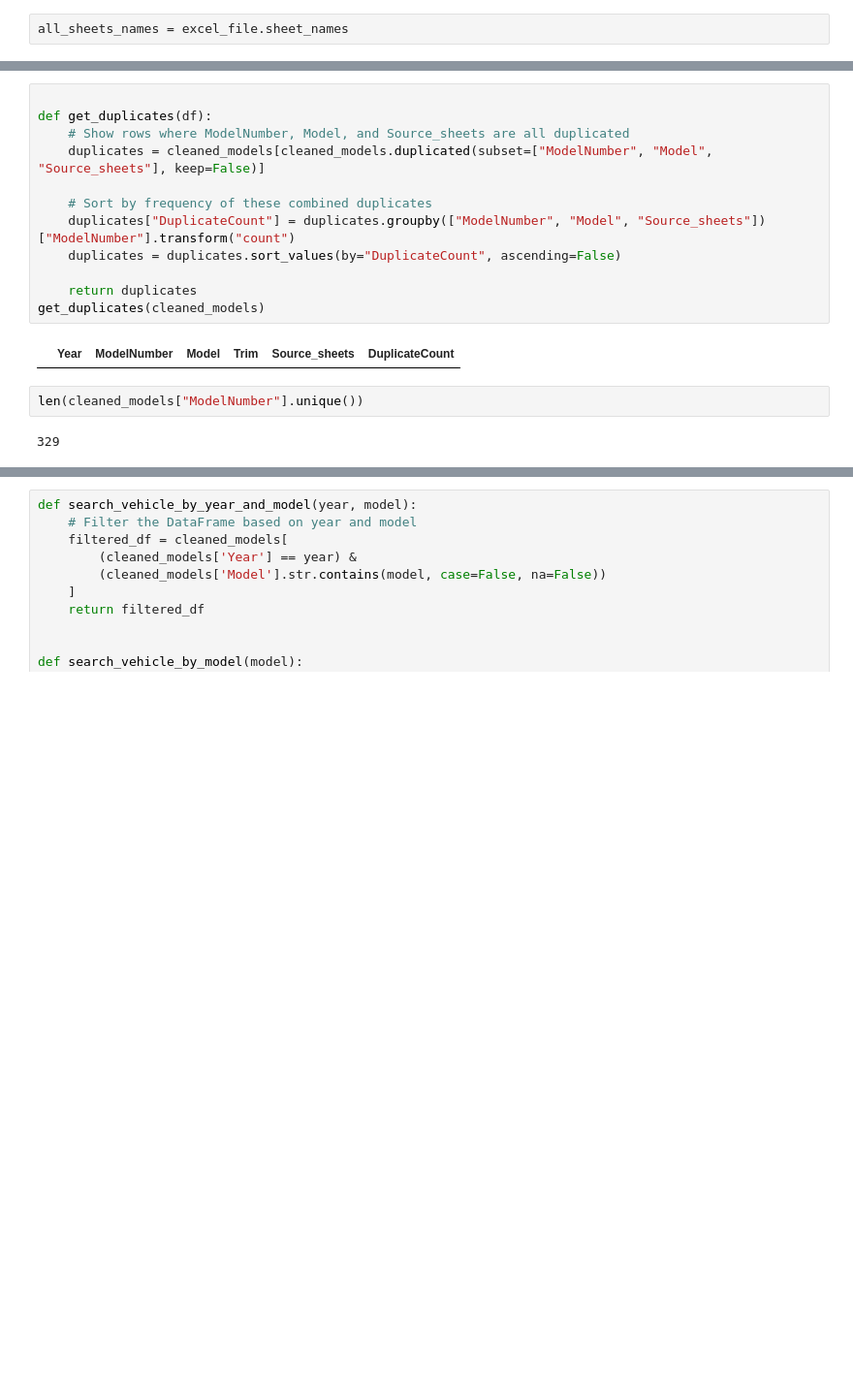
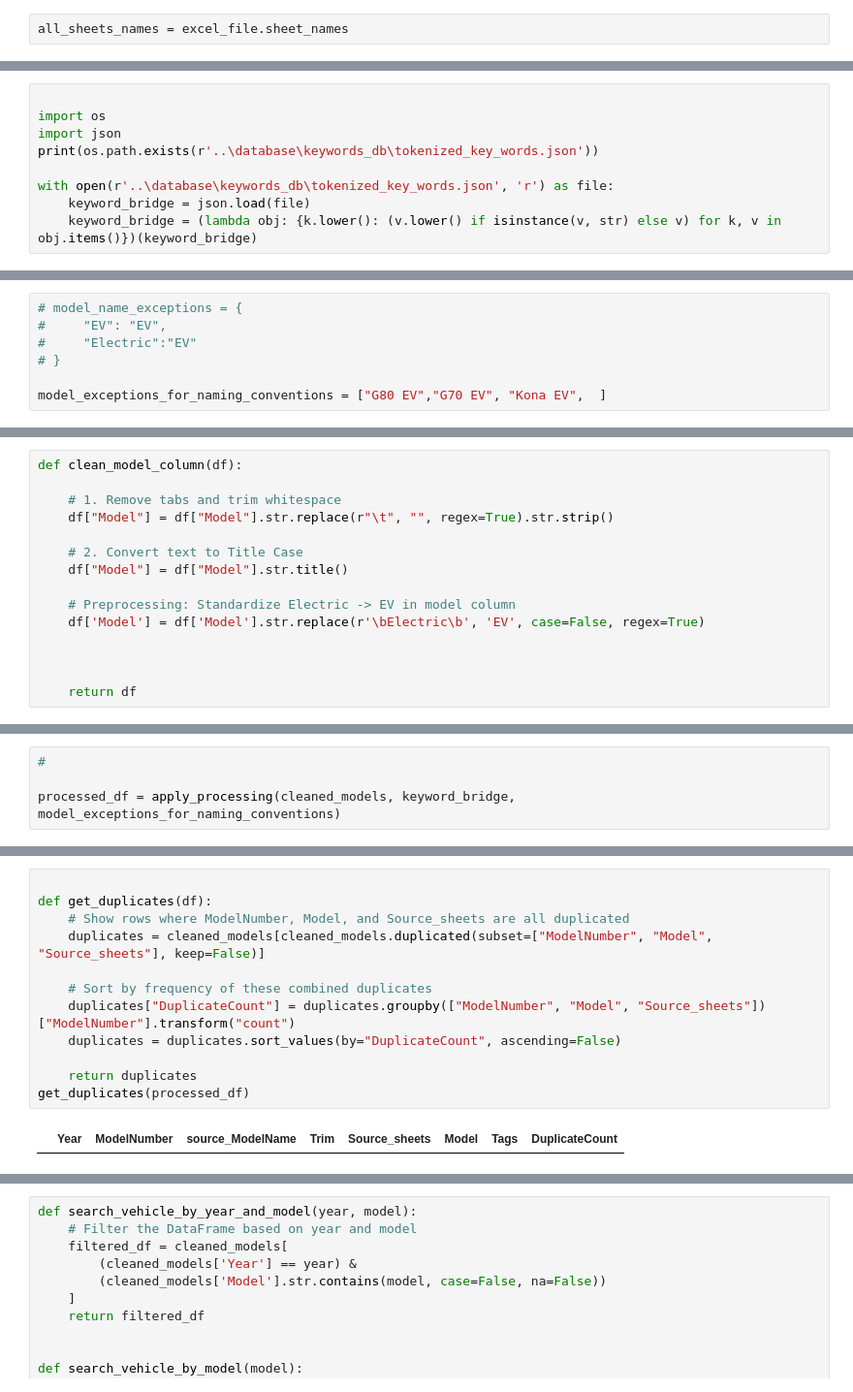
Before and after one commit to MeliPax/OEM_Accessories_v1, a Jupyter notebook: source_code/model_number_extract.ipynb, the cells around one changed output, grey strips where cells are left out. Shown at 97% size. Cells and saved outputs as stored; diff of their text form; blank space fills up the shorter version.

```diff
--- a/source_code/model_number_extract.ipynb
+++ b/source_code/model_number_extract.ipynb
@@ -7,0 +69,9 @@ all_sheets_names = excel_file.sheet_names
+# %%
+
+import os
+import json
+print(os.path.exists(r'..\database\keywords_db\tokenized_key_words.json'))
+
+with open(r'..\database\keywords_db\tokenized_key_words.json', 'r') as file:
+    keyword_bridge = json.load(file)
+    keyword_bridge = (lambda obj: {k.lower(): (v.lower() if isinstance(v, str) else v) for k, v in obj.items()})(keyword_bridge)
@@ -7,0 +80,7 @@ all_sheets_names = excel_file.sheet_names
+# %%
+# model_name_exceptions = {
+#     "EV": "EV",
+#     "Electric":"EV"
+# }
+
+model_exceptions_for_naming_conventions = ["G80 EV","G70 EV", "Kona EV",  ]
@@ -55,3 +182,18 @@ def fix_model_column(df):
+# %%
+def clean_model_column(df):
+
+    # 1. Remove tabs and trim whitespace
+    df["Model"] = df["Model"].str.replace(r"\t", "", regex=True).str.strip()
+
+    # 2. Convert text to Title Case
+    df["Model"] = df["Model"].str.title()
+
+    # Preprocessing: Standardize Electric -> EV in model column
+    df['Model'] = df['Model'].str.replace(r'\bElectric\b', 'EV', case=False, regex=True)
+
+
+
+    return df
 # %%
 def clean_df(df):
     df = df[["Model", "Description ", "Description", "Description 2", "sheet_name"]]
@@ -177,0 +276,4 @@ cleaned_models[(cleaned_models["ModelNumber"].isna())
+# %%
+#
+
+processed_df = apply_processing(cleaned_models, keyword_bridge, model_exceptions_for_naming_conventions)
@@ -178,19 +297,15 @@ cleaned_models[(cleaned_models["ModelNumber"].isna())
 # %%
 
 def get_duplicates(df):
     # Show rows where ModelNumber, Model, and Source_sheets are all duplicated
     duplicates = cleaned_models[cleaned_models.duplicated(subset=["ModelNumber", "Model", "Source_sheets"], keep=False)]
 
     # Sort by frequency of these combined duplicates
     duplicates["DuplicateCount"] = duplicates.groupby(["ModelNumber", "Model", "Source_sheets"])["ModelNumber"].transform("count")
     duplicates = duplicates.sort_values(by="DuplicateCount", ascending=False)
 
     return duplicates
-get_duplicates(cleaned_models)
+get_duplicates(processed_df)
 # %% [output]
-|  | Year | ModelNumber | Model | Trim | Source_sheets | DuplicateCount |
+|  | Year | ModelNumber | source_ModelName | Trim | Source_sheets | Model | Tags | DuplicateCount |
-# %%
-len(cleaned_models["ModelNumber"].unique())
-# %% [output]
-329
 # %%
```
Also changed, not shown: parts of 20 cells of this notebook, 4 other files.
